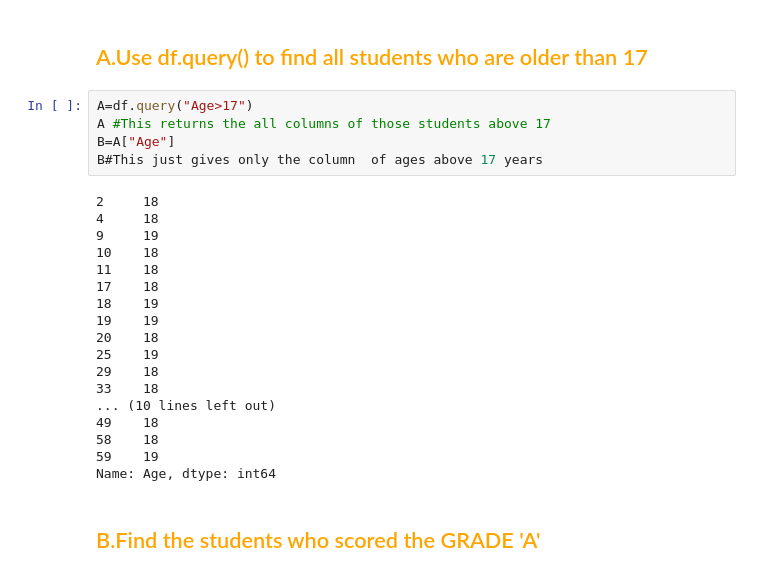
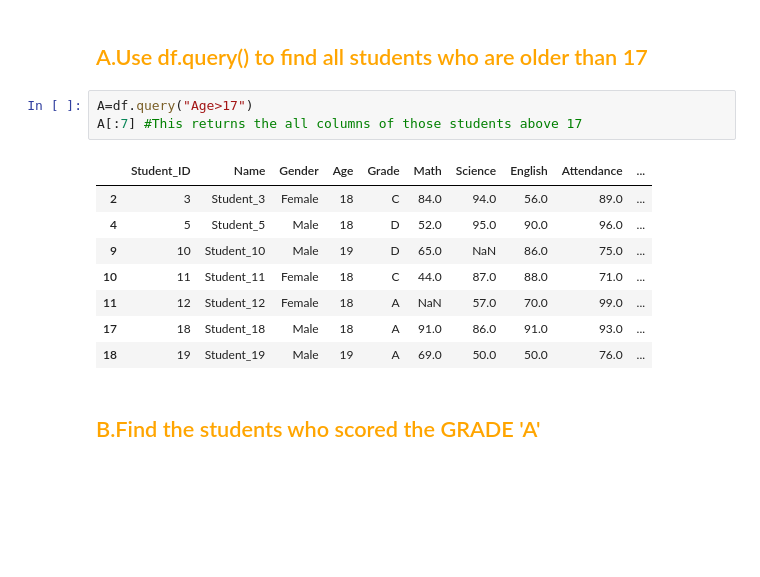
Before and after one commit to Jack-ki1/BEGINEER, a Jupyter notebook: S001/S001.ipynb, the cells around one changed output. Drawn from its saved outputs; the diff is of its cells as text; blank space fills up the shorter version.

```diff
--- a/S001/S001.ipynb
+++ b/S001/S001.ipynb
@@ -163,27 +146,16 @@ df2.head(3)
 ## <span style="color:orange;">A.Use df.query() to find all students who are older than 17</span>
 # %%
 A=df.query("Age>17")
-A #This returns the all columns of those students above 17
-B=A["Age"]
-B#This just gives only the column  of ages above 17 years
+A[:7] #This returns the all columns of those students above 17
 # %% [output]
-2     18
-4     18
-9     19
-10    18
-11    18
-17    18
-18    19
-19    19
-20    18
-25    19
-29    18
-33    18
-... (10 lines left out)
-49    18
-58    18
-59    19
-Name: Age, dtype: int64
+|  | Student_ID | Name | Gender | Age | Grade | Math | Science | English | Attendance | ... |
+| 2 | 3 | Student_3 | Female | 18 | C | 84.0 | 94.0 | 56.0 | 89.0 | ... |
+| 4 | 5 | Student_5 | Male | 18 | D | 52.0 | 95.0 | 90.0 | 96.0 | ... |
+| 9 | 10 | Student_10 | Male | 19 | D | 65.0 | NaN | 86.0 | 75.0 | ... |
+| 10 | 11 | Student_11 | Female | 18 | C | 44.0 | 87.0 | 88.0 | 71.0 | ... |
+| 11 | 12 | Student_12 | Female | 18 | A | NaN | 57.0 | 70.0 | 99.0 | ... |
+| 17 | 18 | Student_18 | Male | 18 | A | 91.0 | 86.0 | 91.0 | 93.0 | ... |
+| 18 | 19 | Student_19 | Male | 19 | A | 69.0 | 50.0 | 50.0 | 76.0 | ... |
 # %% [markdown]
  ## <span style="color:orange;">B.Find the students who scored the GRADE 'A'</span>
 # %%
```
Also changed, not shown: parts of 7 cells of this notebook, 3 other files.
